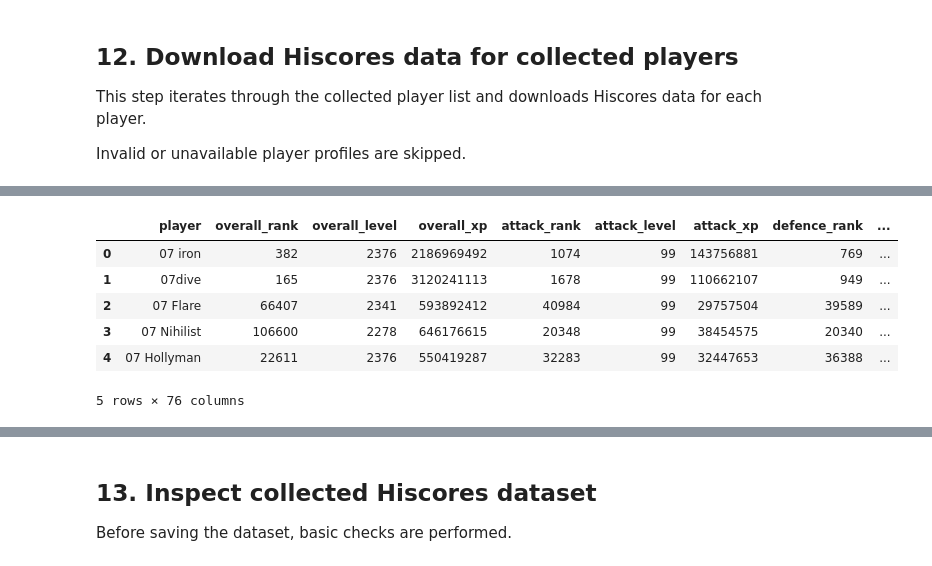
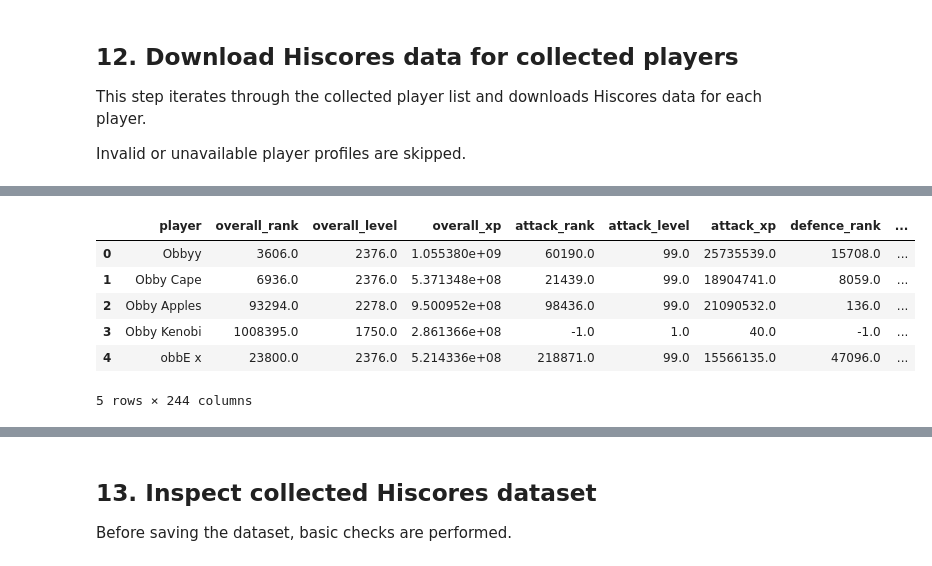
Before and after one commit to reveszptr/osrs-player-segmentation, a Jupyter notebook: notebooks/01b_auto_collect_players.ipynb, the cells around one changed output, grey strips where cells are left out. Saved outputs shown, nothing was run; the diff lists cells and outputs as text; code cells hidden in the pictures.

Commit message:
PvM column fix on all notebooks

```diff
--- a/notebooks/01b_auto_collect_players.ipynb
+++ b/notebooks/01b_auto_collect_players.ipynb
@@ -357 +387,38 @@ def fetch_hiscores(player_name):
+# %%
+from urllib.parse import quote
+
+def fetch_wom_player_details(player_name, max_retries=2):
+    """
+    Fetch player details from Wise Old Man API.
+    Handles spaces/special characters and basic retry logic.
+    """
+    encoded_name = quote(player_name, safe="")
+    url = f"https://api.wiseoldman.net/v2/players/{encoded_name}"
+
+    headers = {
+        "User-Agent": "osrs-player-segmentation-student-project/1.0"
+    }
+
+    for attempt in range(max_retries):
+        try:
+            response = requests.get(url, headers=headers, timeout=15)
+
+            if response.status_code == 200:
+                return response.json()
+
+            if response.status_code in [403, 429]:
+                wait_time = 5 * (attempt + 1)
+                print(f"Rate/permission issue for {player_name} ({response.status_code}). Waiting {wait_time}s...")
+                time.sleep(wait_time)
+                continue
+
+            print(f"Failed: {player_name} - HTTP {response.status_code}")
+            return None
+
+        except requests.RequestException as error:
+            print(f"Request error for {player_name}: {error}")
+            return None
+
+    print(f"Skipped after retries: {player_name}")
+    return None
 # %% [markdown]
@@ -400,15 +476,15 @@ records = []
 failed_players = []
 
 for index, player_name in enumerate(player_names, start=1):
-    print(f"[{index}/{len(player_names)}] Fetching Hiscores: {player_name}")
+    print(f"[{index}/{len(player_names)}] Fetching WOM details: {player_name}")
 
-    raw_text = fetch_hiscores(player_name)
+    data = fetch_wom_player_details(player_name)
 
-    if raw_text is None:
+    if data is None:
         failed_players.append(player_name)
         continue
 
-    parsed_data = parse_skill_data(player_name, raw_text)
+    parsed_data = parse_wom_player_details(player_name, data)
     records.append(parsed_data)
 
     time.sleep(0.5)
@@ -437,7 +513,7 @@ df_hiscores.head()
 |  | player | overall_rank | overall_level | overall_xp | attack_rank | attack_level | attack_xp | defence_rank | ... |
-| 0 | 07 iron | 382 | 2376 | 2186969492 | 1074 | 99 | 143756881 | 769 | ... |
-| 1 | 07dive | 165 | 2376 | 3120241113 | 1678 | 99 | 110662107 | 949 | ... |
-| 2 | 07 Flare | 66407 | 2341 | 593892412 | 40984 | 99 | 29757504 | 39589 | ... |
-| 3 | 07 Nihilist | 106600 | 2278 | 646176615 | 20348 | 99 | 38454575 | 20340 | ... |
-| 4 | 07 Hollyman | 22611 | 2376 | 550419287 | 32283 | 99 | 32447653 | 36388 | ... |
+| 0 | Obbyy | 3606.0 | 2376.0 | 1.055380e+09 | 60190.0 | 99.0 | 25735539.0 | 15708.0 | ... |
+| 1 | Obby Cape | 6936.0 | 2376.0 | 5.371348e+08 | 21439.0 | 99.0 | 18904741.0 | 8059.0 | ... |
+| 2 | Obby Apples | 93294.0 | 2278.0 | 9.500952e+08 | 98436.0 | 99.0 | 21090532.0 | 136.0 | ... |
+| 3 | Obby Kenobi | 1008395.0 | 1750.0 | 2.861366e+08 | -1.0 | 1.0 | 40.0 | -1.0 | ... |
+| 4 | obbE x | 23800.0 | 2376.0 | 5.214336e+08 | 218871.0 | 99.0 | 15566135.0 | 47096.0 | ... |
-5 rows × 76 columns
+5 rows × 244 columns
```
Also changed, not shown: parts of 18 cells of this notebook, 5 other files.
